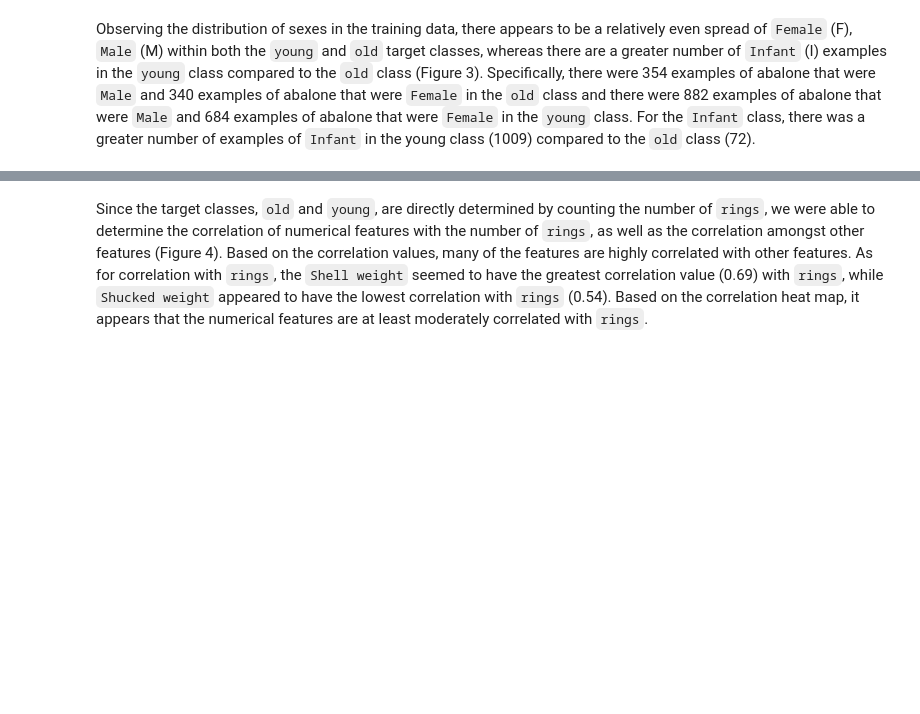
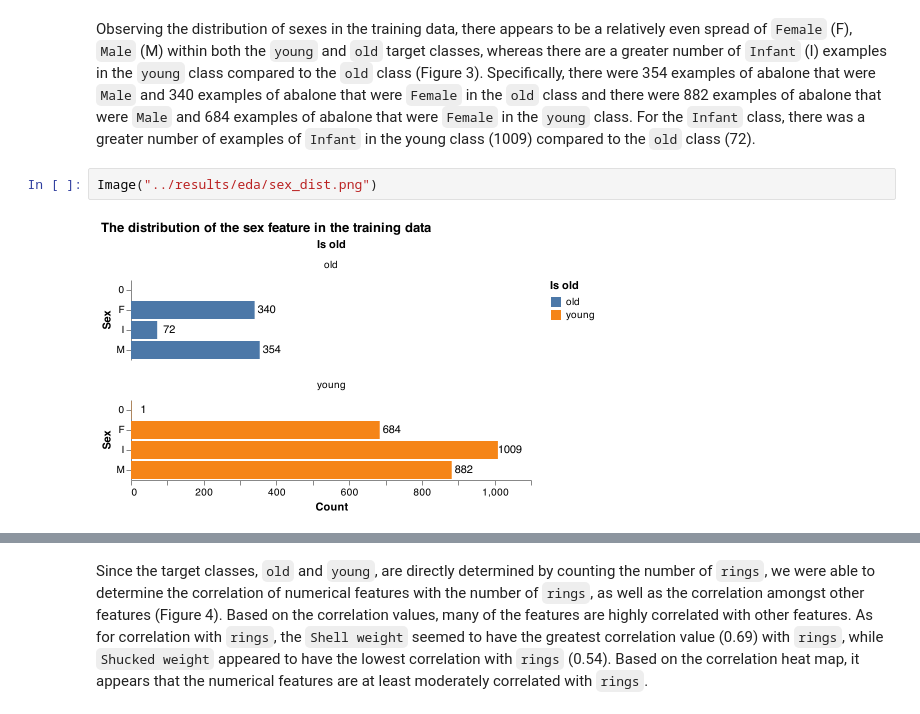
Before and after one commit to veerupandey/abalone_age_classification, a Jupyter notebook: docs/Project_report_milestone2.ipynb, the cells around one changed output, grey strips where cells are left out. Cells and saved outputs as stored; diff of their text form; blank space fills up the shorter version.

```diff
--- a/docs/Project_report_milestone2.ipynb
+++ b/docs/Project_report_milestone2.ipynb
@@ -42,4 +47,8 @@ Next, we looked to elaborate upon the distribution of numerical features in the
 Figure 2. Distributions of numerical features for both the young and old class of abalone
 # %% [markdown]
 Observing the distribution of sexes in the training data, there appears to be a relatively even spread of `Female` (F), `Male` (M) within both the `young` and `old` target classes, whereas there are a greater number of `Infant` (I) examples in the `young` class compared to the `old` class (Figure 3). Specifically, there were 354 examples of abalone that were `Male` and 340 examples of abalone that were `Female` in the `old` class and there were 882 examples of abalone that were `Male` and 684 examples of abalone that were `Female` in the `young` class. For the `Infant` class, there was a greater number of examples of `Infant` in the young class (1009) compared to the `old` class (72).
+# %%
+Image("../results/eda/sex_dist.png")
+# %% [output]
+[figure, added]
 # %% [markdown]
```
Also changed, not shown: parts of 7 cells of this notebook.
